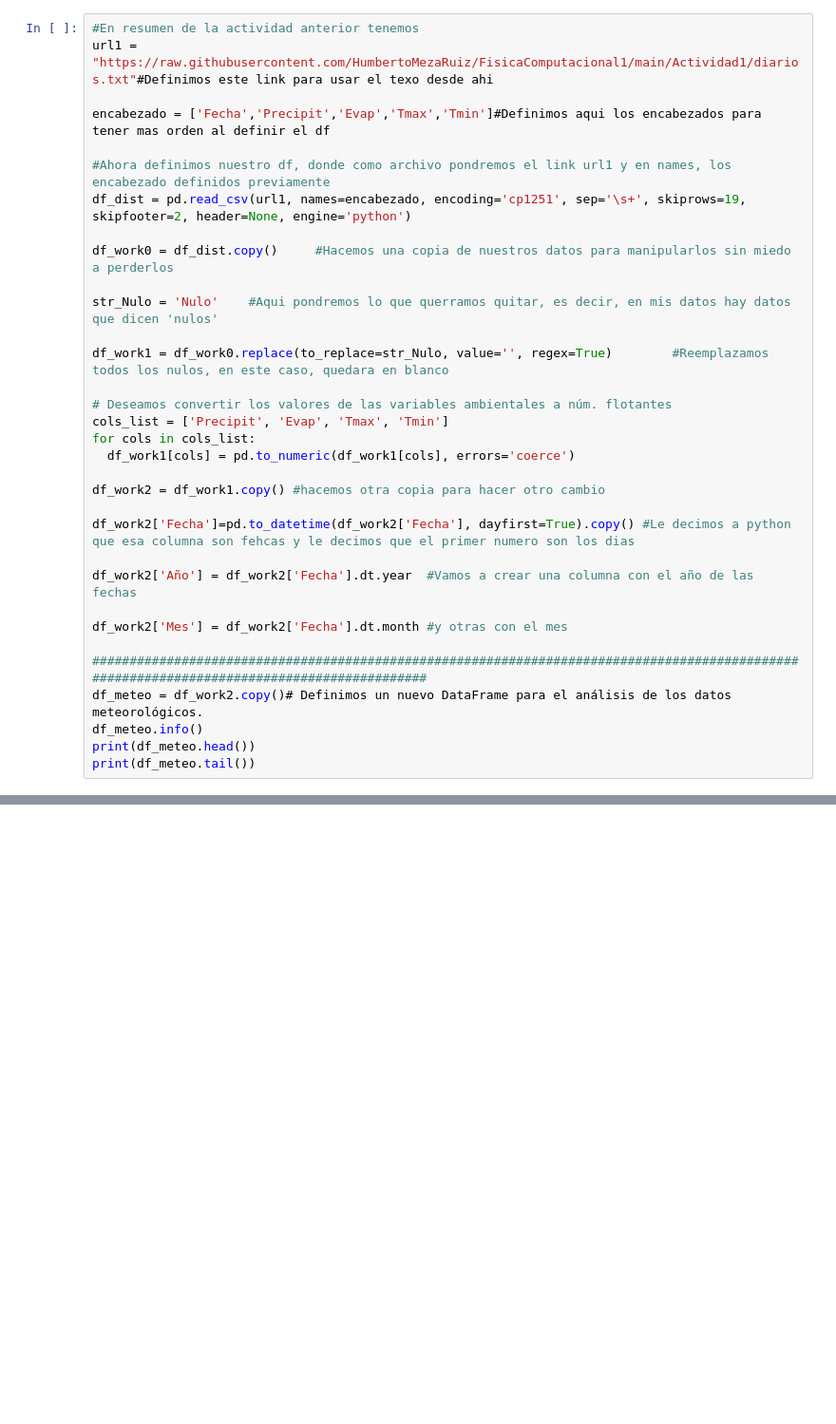
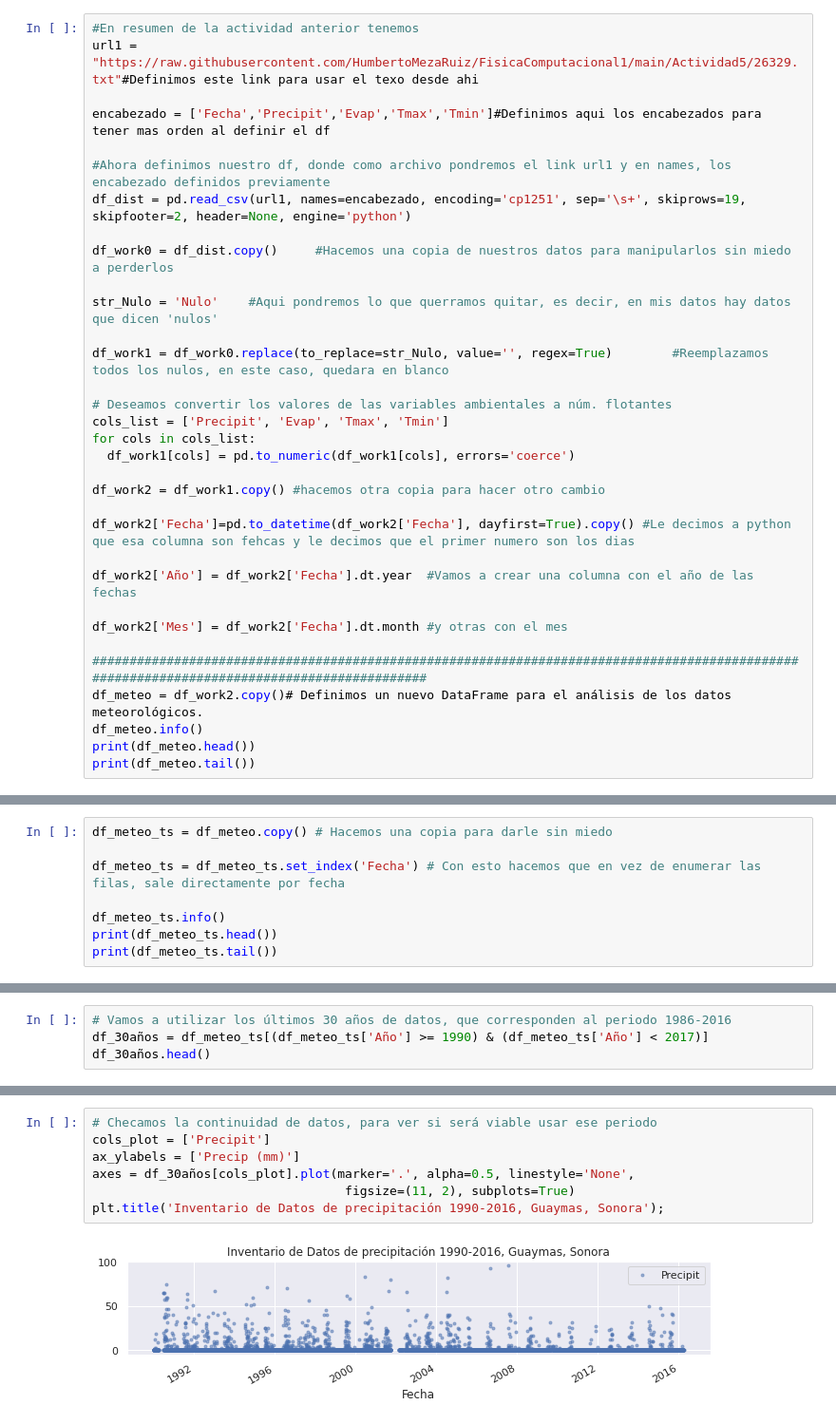
Before and after one commit to HumbertoMezaRuiz/Computacional1, a Jupyter notebook: Actividad5/Actividad5.ipynb, the cells around one changed output, grey strips where cells are left out. Shown at 95% size. Drawn from its saved outputs; the diff is of its cells as text; blank space fills up the shorter version.

```diff
--- a/Actividad5/Actividad5.ipynb
+++ b/Actividad5/Actividad5.ipynb
@@ -6,6 +10,6 @@ import seaborn as sns
 # %%
 #En resumen de la actividad anterior tenemos
-url1 = "https://raw.githubusercontent.com/HumbertoMezaRuiz/FisicaComputacional1/main/Actividad1/diarios.txt"#Definimos este link para usar el texo desde ahi
+url1 = "https://raw.githubusercontent.com/HumbertoMezaRuiz/FisicaComputacional1/main/Actividad5/26329.txt"#Definimos este link para usar el texo desde ahi
 
 encabezado = ['Fecha','Precipit','Evap','Tmax','Tmin']#Definimos aqui los encabezados para tener mas orden al definir el df
 
@@ -56,0 +61,8 @@ Data columns (total 7 columns):
+# %%
+df_meteo_ts = df_meteo.copy() # Hacemos una copia para darle sin miedo
+
+df_meteo_ts = df_meteo_ts.set_index('Fecha') # Con esto hacemos que en vez de enumerar las filas, sale directamente por fecha
+
+df_meteo_ts.info()
+print(df_meteo_ts.head())
+print(df_meteo_ts.tail())
@@ -56,0 +93,4 @@ Data columns (total 7 columns):
+# %%
+# Vamos a utilizar los últimos 30 años de datos, que corresponden al periodo 1986-2016
+df_30años = df_meteo_ts[(df_meteo_ts['Año'] >= 1990) & (df_meteo_ts['Año'] < 2017)]
+df_30años.head()
@@ -56,0 +105,9 @@ Data columns (total 7 columns):
+# %%
+# Checamos la continuidad de datos, para ver si será viable usar ese periodo
+cols_plot = ['Precipit']
+ax_ylabels = ['Precip (mm)']
+axes = df_30años[cols_plot].plot(marker='.', alpha=0.5, linestyle='None',
+                                  figsize=(11, 2), subplots=True)
+plt.title('Inventario de Datos de precipitación 1990-2016, Guaymas, Sonora');
+# %% [output]
+[figure, added]
```
Also changed, not shown: parts of 37 cells of this notebook.
